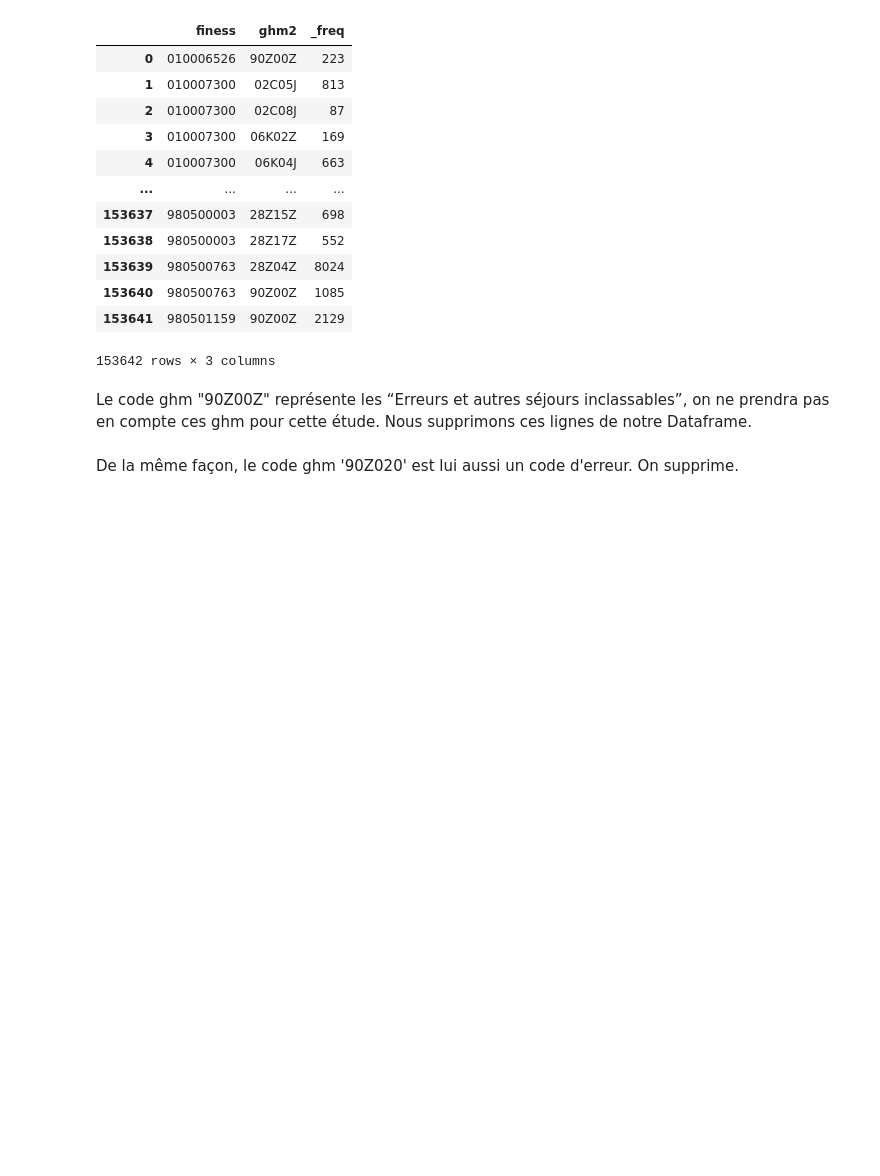
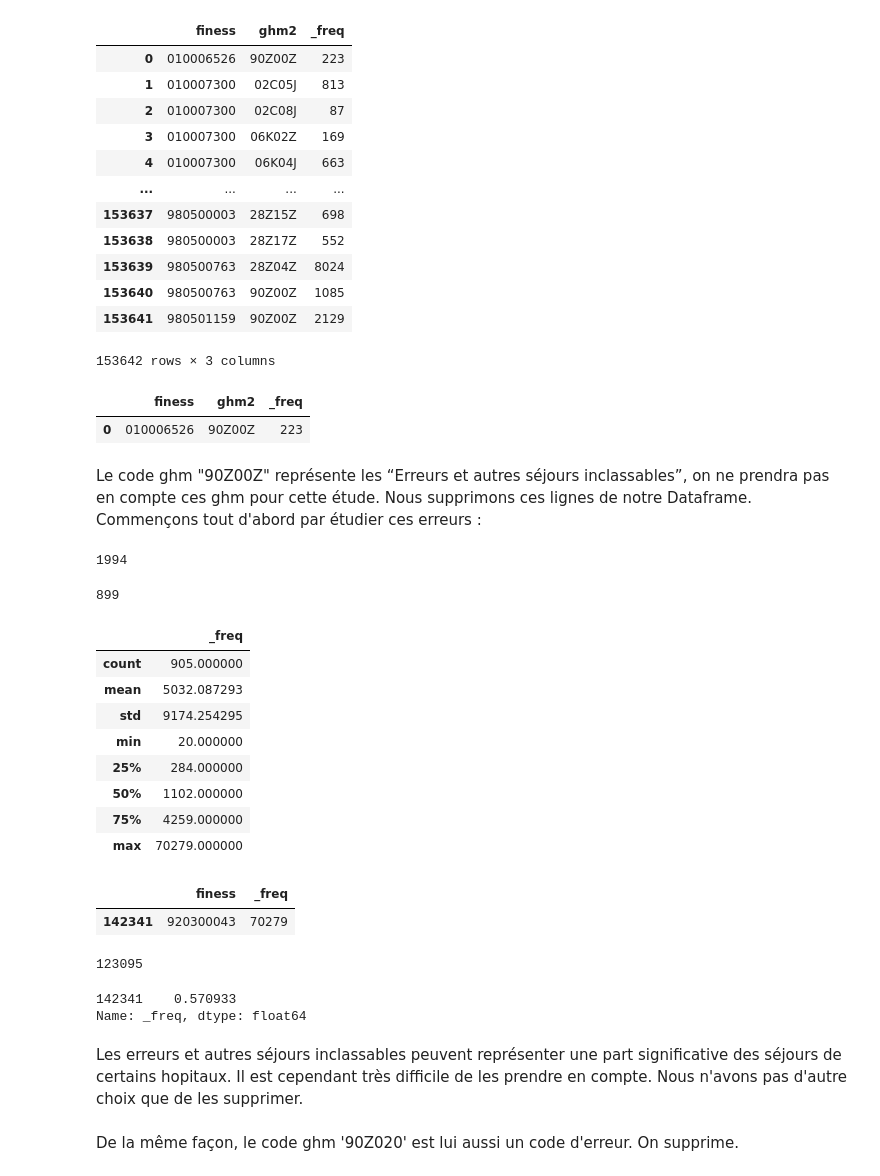
Before and after one commit to VincianeDesbois/Hopitaux_Production, a Jupyter notebook: Variable d'interet.ipynb, the cells around one changed output. Saved outputs shown, nothing was run; the diff lists cells and outputs as text; code cells hidden in the pictures; blank space fills up the shorter version.

```diff
--- a/Variable d'interet.ipynb
+++ b/Variable d'interet.ipynb
@@ -39,5 +39,18 @@ activ2019
 | 153640 | 980500763 | 90Z00Z | 1085 |
 | 153641 | 980501159 | 90Z00Z | 2129 |
 153642 rows × 3 columns
+# %%
+activ2019[activ2019['finess']=='010006526']
+# %% [output]
+|  | finess | ghm2 | _freq |
+| 0 | 010006526 | 90Z00Z | 223 |
 # %% [markdown]
-Le code ghm "90Z00Z" représente les “Erreurs et autres séjours inclassables”, on ne prendra pas en compte ces ghm pour cette étude. Nous supprimons ces lignes de notre Dataframe.
+Le code ghm "90Z00Z" représente les “Erreurs et autres séjours inclassables”, on ne prendra pas en compte ces ghm pour cette étude. Nous supprimons ces lignes de notre Dataframe. Commençons tout d'abord par étudier ces erreurs :
+# %%
+# Nombre  d'établissements présents initialement dans la base :
+activ2019['ghm2'].nunique()
+# %% [output]
+1994
+# %%
+# Les GHM erreurs et autres mesures inclassables :
+erreurs = ['90Z00Z','90Z02Z']
@@ -44,3 +59,39 @@ Le code ghm "90Z00Z" représente les “Erreurs et autres séjours inclassables
+# %%
+# Nombre d'établissements inpacté par ces erreurs :
+activ2019.loc[activ2019['ghm2'].isin(erreurs)][['finess','_freq']]['finess'].nunique()
+# %% [output]
+899
+# %%
+activ2019.loc[activ2019['ghm2'].isin(erreurs)][['finess','_freq']].describe()
+# %% [output]
+|  | _freq |
+| count | 905.000000 |
+| mean | 5032.087293 |
+| std | 9174.254295 |
+| min | 20.000000 |
+| 25% | 284.000000 |
+| 50% | 1102.000000 |
+| 75% | 4259.000000 |
+| max | 70279.000000 |
+# %%
+# Finess de l'établissement comprenant le plus de séjours “Erreurs et autres séjours inclassables”
+activ2019.loc[activ2019['ghm2'].isin(erreurs)][['finess','_freq']][activ2019.loc[activ2019['ghm2'].isin(erreurs)][['finess','_freq']]['_freq']==70279]
+# %% [output]
+|  | finess | _freq |
+| 142341 | 920300043 | 70279 |
+# %%
+# Le nombre de GHM total pour cet hopital :
+activ2019[activ2019['finess']=='920300043']['_freq'].sum()
+# %% [output]
+123095
+# %%
+# Part de séjours “Erreurs et autres séjours inclassables” parmi l'ensemble des GHM :
+activ2019.loc[activ2019['ghm2'].isin(erreurs)][['finess','_freq']][activ2019.loc[activ2019['ghm2'].isin(erreurs)][['finess','_freq']]['_freq']==70279]['_freq'] / activ2019[activ2019['finess']=='920300043']['_freq'].sum()
+# %% [output]
+142341    0.570933
+Name: _freq, dtype: float64
+# %% [markdown]
+Les erreurs et autres séjours inclassables peuvent représenter une part significative des séjours de certains hopitaux. Il est cependant très difficile de les prendre en compte. Nous n'avons pas d'autre choix que de les supprimer.
 # %%
 Index_90Z00Z= activ2019[ activ2019['ghm2'] == '90Z00Z' ].index
 activ2019.drop(Index_90Z00Z , inplace=True)
```
Also changed, not shown: parts of 5 cells of this notebook.
